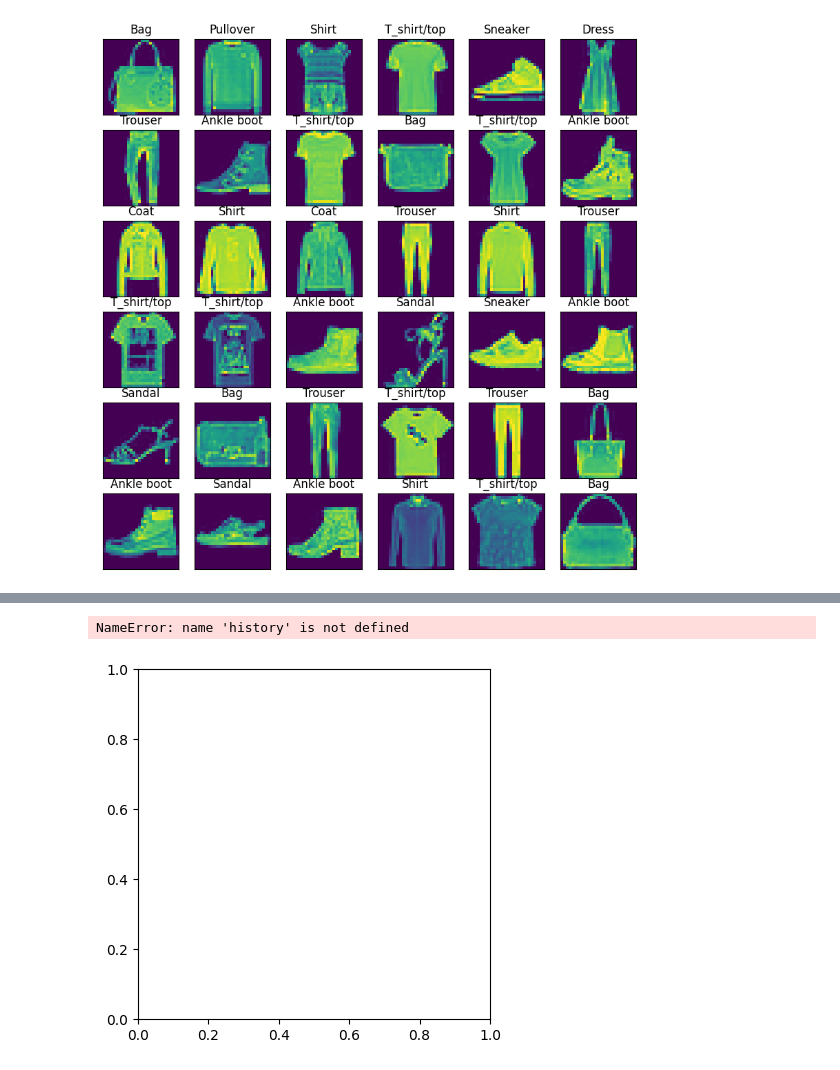
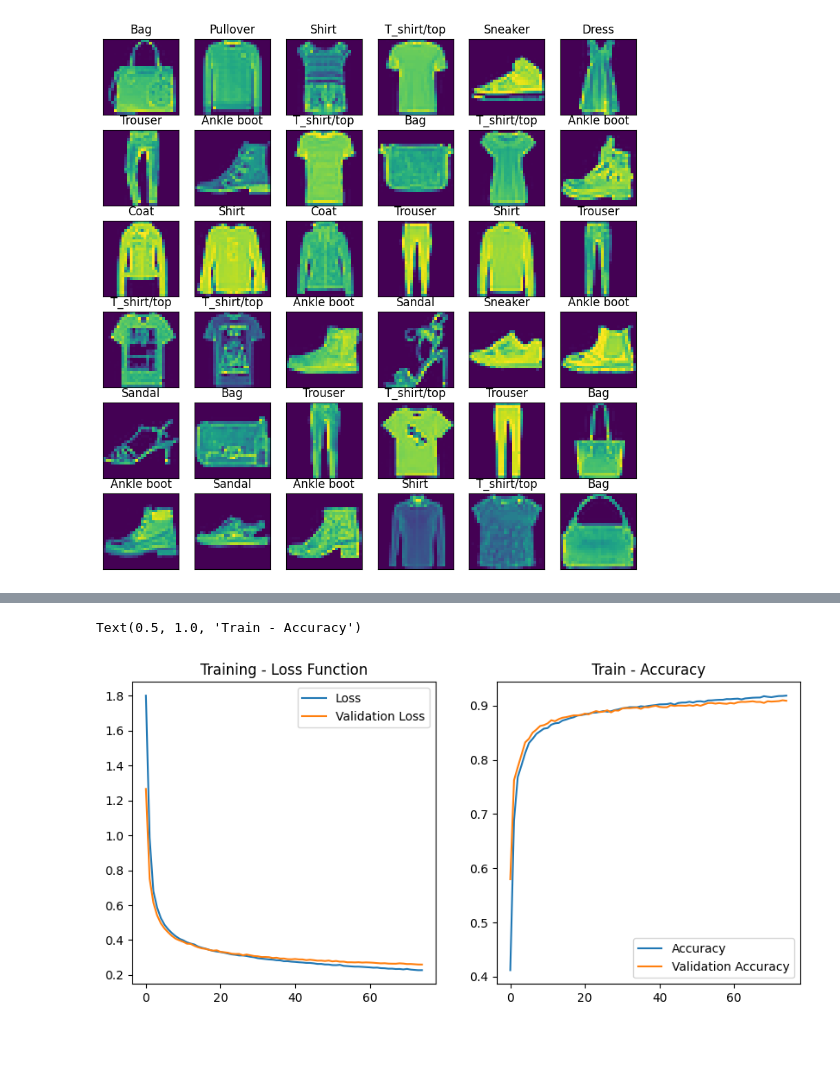
Before and after one commit to AmmarNaser/AI_workShop, a Jupyter notebook: myenv/CNN/main.ipynb, the cells around one changed output, grey strips where cells are left out. Saved outputs shown, nothing was run; the diff lists cells and outputs as text; code cells hidden in the pictures; blank space fills up the shorter version.

```diff
--- a/myenv/CNN/main.ipynb
+++ b/myenv/CNN/main.ipynb
@@ -25,6 +49,6 @@ train-labels-idx1-ubyte
 # %%
-train_df = pd.read_csv('/Users/apple/Documents/WS/ai_401/myenv/CNN/fashion-mnist/data/fashion/mnist_train.csv',sep=',')
-test_df = pd.read_csv('/Users/apple/Documents/WS/ai_401/myenv/CNN/fashion-mnist/data/fashion/mnist_test.csv', sep = ',')
+train_df = pd.read_csv('/Users/apple/Documents/WS/AI_workShop/myenv/CNN/fashion-mnist/data/fashion/mnist_train.csv',sep=',')
+test_df = pd.read_csv('/Users/apple/Documents/WS/AI_workShop/myenv/CNN/fashion-mnist/data/fashion/mnist_test.csv', sep = ',')
 # %%
 train_df.head()
 # %% [output]
@@ -116,4 +140,4 @@ cnn_model = Sequential([
 
 ])
 # %%
-cnn_model.compile(loss ='sparse_categorical_crossentropy', optimizer=Adam(lr = 0.001),metrics =['accuracy'])
+cnn_model.compile(loss ='sparse_categorical_crossentropy', optimizer= Adam(learning_rate = 0.001),metrics =['accuracy'])
@@ -133,20 +171,20 @@ ValueError: You must call `compile()` before using the model.
 # %%
 plt.figure(figsize=(10, 10))
 
 plt.subplot(2, 2, 1)
 plt.plot(history.history['loss'], label='Loss')
 plt.plot(history.history['val_loss'], label='Validation Loss')
 plt.legend()
 plt.title('Training - Loss Function')
 
 plt.subplot(2, 2, 2)
-plt.plot(history.history['acc'], label='Accuracy')
-plt.plot(history.history['val_acc'], label='Validation Accuracy')
+plt.plot(history.history['accuracy'], label='Accuracy')
+plt.plot(history.history['val_accuracy'], label='Validation Accuracy')
 plt.legend()
 plt.title('Train - Accuracy')
 # %% [output]
-NameError: name 'history' is not defined
+Text(0.5, 1.0, 'Train - Accuracy')
-[figure, old version]
+[figure, new version]
 # %%
 score = cnn_model.evaluate(x_test,y_test,verbose=0)
 print('Test Loss : {:.4f}'.format(score[0]))
```
Also changed, not shown: parts of 9 cells of this notebook, 2 other files.
